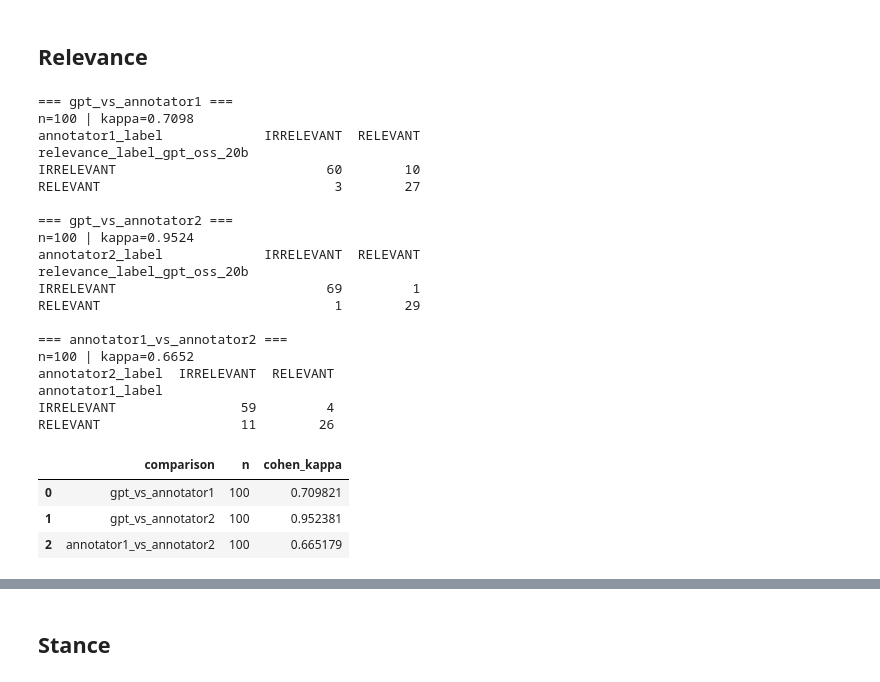
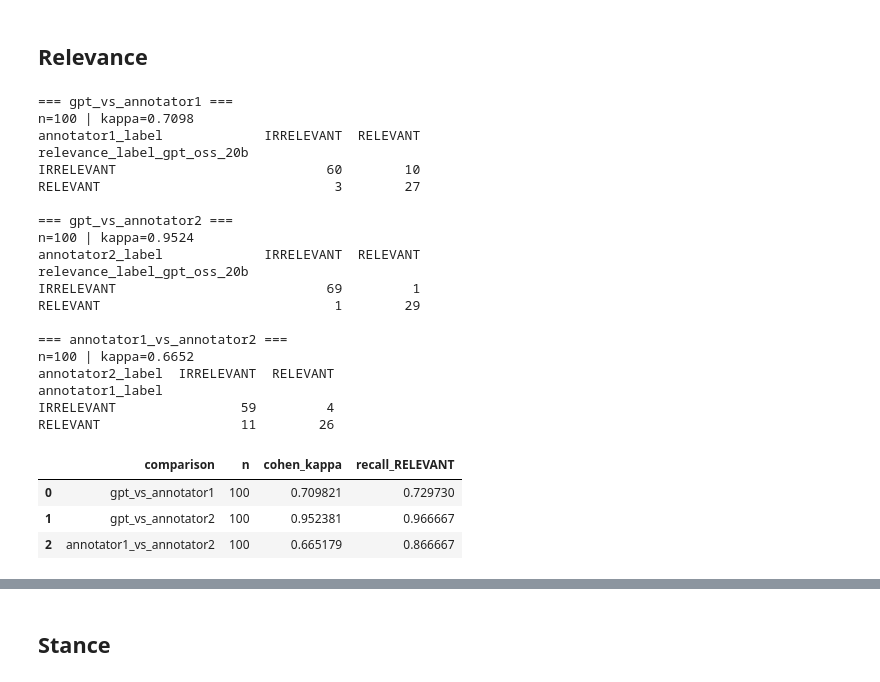
Before and after one commit to oii-seeing-migration/MigNar_FrontEnd_Streamlit, a Jupyter notebook: validation_and_model_comparison.ipynb, the cells around one changed output, grey strips where cells are left out. Cells and saved outputs as stored; diff of their text form; code cells hidden in the pictures.

```diff
--- a/validation_and_model_comparison.ipynb
+++ b/validation_and_model_comparison.ipynb
@@ -1086,8 +1086,8 @@ from sklearn.metrics import cohen_kappa_score
 
 FILE_PATH = f"data/validation/sampled_data_4relevance_validation_completed.xlsx"
 COL_GPT = "relevance_label_gpt_oss_20b"
-COL_A1 = "annotator1_label"
-COL_A2 = "annotator2_label"
+COL_A1 = "annotator1_label" # Vahid Ghafouri
+COL_A2 = "annotator2_label" # Rob McNeil
 
 pairs = [
     (COL_GPT, COL_A1, "gpt_vs_annotator1"),
@@ -1117,35 +1117,48 @@ for c1, c2, tag in pairs:
     cm = pd.crosstab(d[c1], d[c2]).reindex(index=labels, columns=labels, fill_value=0)
 
     print(f"\n=== {tag} ===")
     print(f"n={len(d)} | kappa={kappa:.4f}")
     print(cm)
 
-    kappa_rows.append({"comparison": tag, "n": len(d), "cohen_kappa": kappa})
+    # Calculate Recall for 'RELEVANT' class (assuming c2 is the ground truth)
+    recall = np.nan
+    if "RELEVANT" in cm.index and "RELEVANT" in cm.columns:
+        tp = cm.loc["RELEVANT", "RELEVANT"]
+        actual_positives = cm.sum(axis=0)["RELEVANT"] # target matches c2 columns
+        if actual_positives > 0:
+            recall = tp / actual_positives
+
+    kappa_rows.append({
+        "comparison": tag,
+        "n": len(d),
+        "cohen_kappa": kappa,
+        "recall_RELEVANT": recall
+    })
 
 kappa_df = pd.DataFrame(kappa_rows)
 kappa_df
 # %% [output]
 === gpt_vs_annotator1 ===
 n=100 | kappa=0.7098
 annotator1_label             IRRELEVANT  RELEVANT
 relevance_label_gpt_oss_20b
 IRRELEVANT                           60        10
 RELEVANT                              3        27
 
 === gpt_vs_annotator2 ===
 n=100 | kappa=0.9524
 annotator2_label             IRRELEVANT  RELEVANT
 relevance_label_gpt_oss_20b
 IRRELEVANT                           69         1
 RELEVANT                              1        29
 
 === annotator1_vs_annotator2 ===
 n=100 | kappa=0.6652
 annotator2_label  IRRELEVANT  RELEVANT
 annotator1_label
 IRRELEVANT                59         4
 RELEVANT                  11        26
-|  | comparison | n | cohen_kappa |
-| 0 | gpt_vs_annotator1 | 100 | 0.709821 |
-| 1 | gpt_vs_annotator2 | 100 | 0.952381 |
-| 2 | annotator1_vs_annotator2 | 100 | 0.665179 |
+|  | comparison | n | cohen_kappa | recall_RELEVANT |
+| 0 | gpt_vs_annotator1 | 100 | 0.709821 | 0.729730 |
+| 1 | gpt_vs_annotator2 | 100 | 0.952381 | 0.966667 |
+| 2 | annotator1_vs_annotator2 | 100 | 0.665179 | 0.866667 |
```
Also changed, not shown: parts of 1 cell of this notebook, 1 other file.
